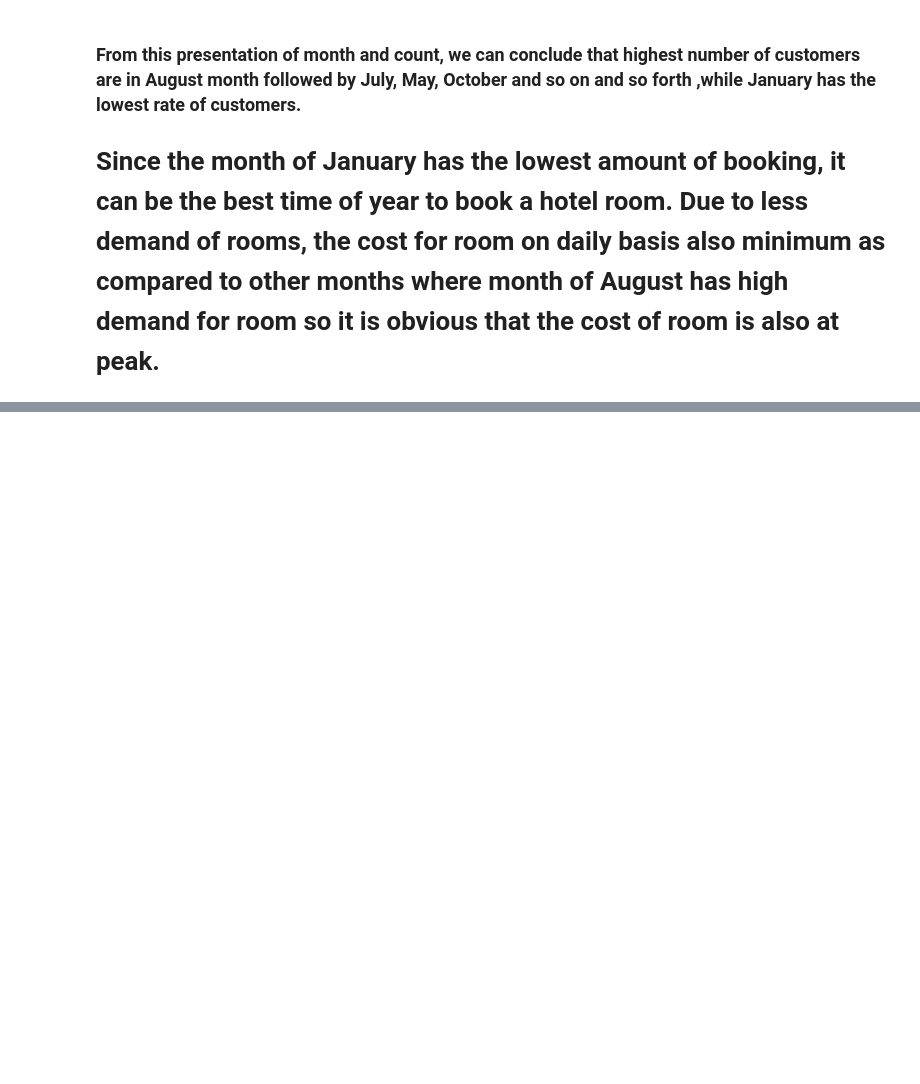
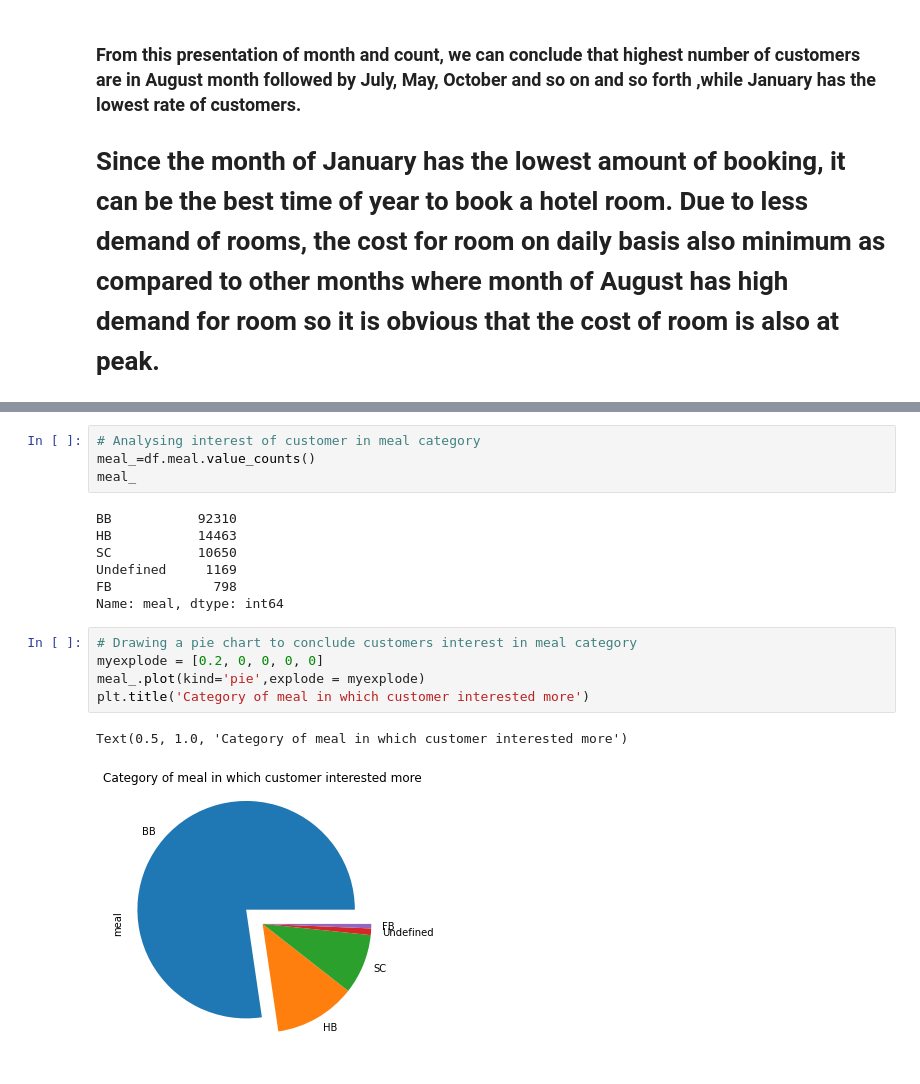
Before and after one commit to Animesh227/Hotel-Booking-Analysis, a Jupyter notebook: Hotel_Booking_Analysis_Capstone_Project_Animesh_Chakraborty.ipynb, the cells around one changed output, grey strips where cells are left out. Saved outputs shown, nothing was run; the diff lists cells and outputs as text; blank space fills up the shorter version.

```diff
--- a/Hotel_Booking_Analysis_Capstone_Project_Animesh_Chakraborty.ipynb
+++ b/Hotel_Booking_Analysis_Capstone_Project_Animesh_Chakraborty.ipynb
@@ -365,0 +397,19 @@ sns.countplot(df['arrival_date_month'], palette='bright')
+# %%
+# Analysing interest of customer in meal category
+meal_=df.meal.value_counts()
+meal_
+# %% [output]
+BB           92310
+HB           14463
+SC           10650
+Undefined     1169
+FB             798
+Name: meal, dtype: int64
+# %%
+# Drawing a pie chart to conclude customers interest in meal category
+myexplode = [0.2, 0, 0, 0, 0]
+meal_.plot(kind='pie',explode = myexplode)
+plt.title('Category of meal in which customer interested more')
+# %% [output]
+Text(0.5, 1.0, 'Category of meal in which customer interested more')
+[figure, added]
```
Also changed, not shown: parts of 9 cells of this notebook.
